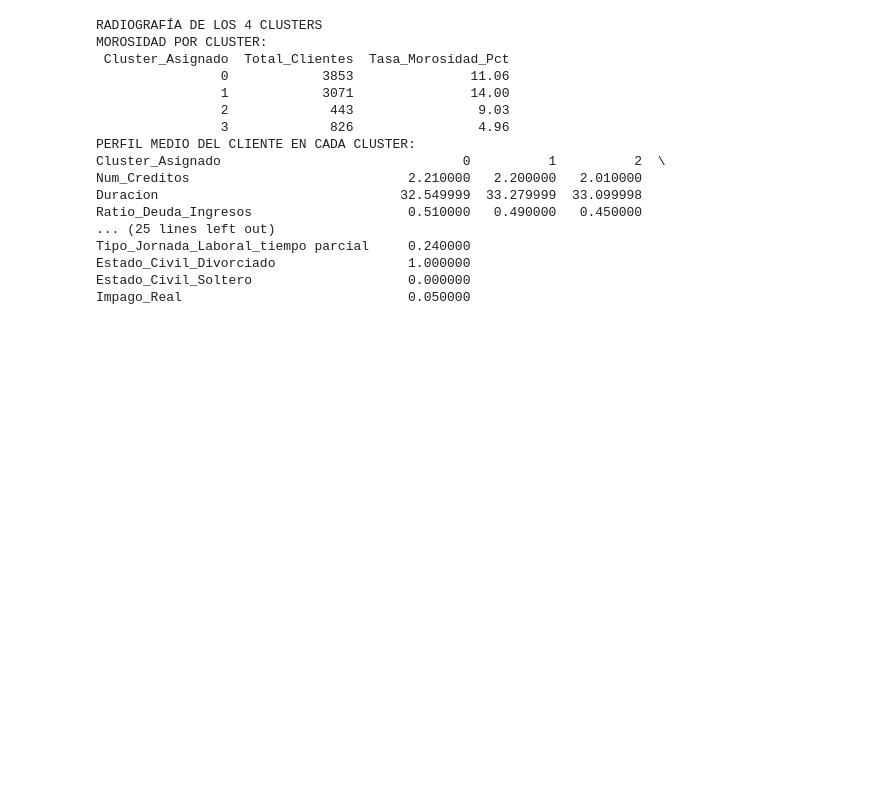
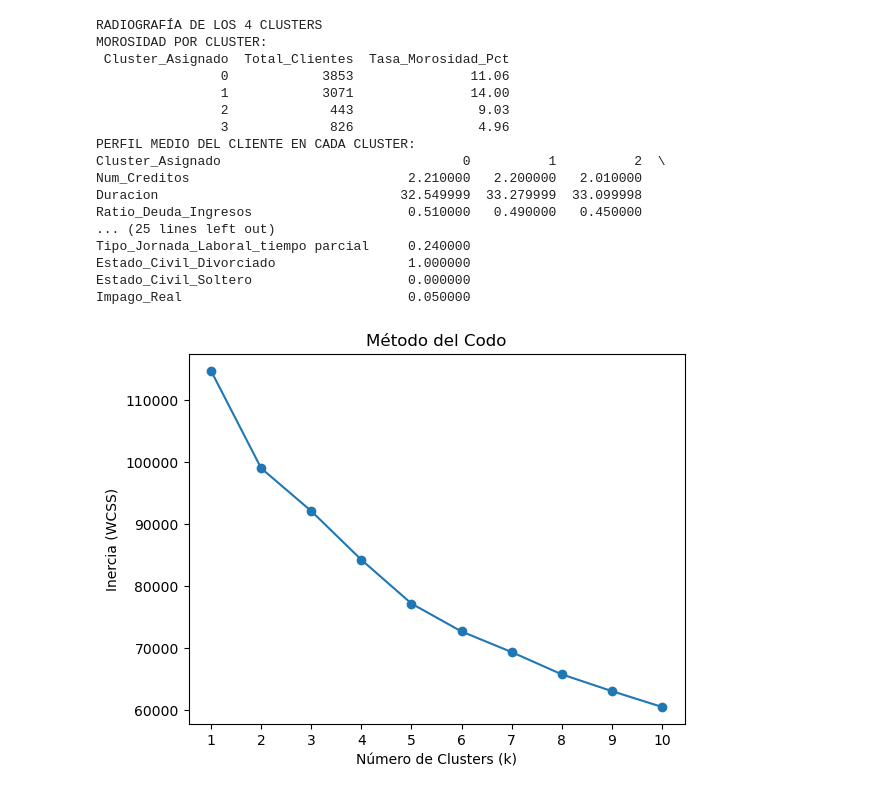
Before and after one commit to aketxx/Reto_07_Morado, a Jupyter notebook: Code/Clusters.ipynb, the cells around one changed output. Cells and saved outputs as stored; diff of their text form; code cells hidden in the pictures; blank space fills up the shorter version.

```diff
--- a/Code/Clusters.ipynb
+++ b/Code/Clusters.ipynb
@@ -223,3 +223,24 @@ Tipo_Jornada_Laboral_tiempo parcial     0.240000
 Estado_Civil_Divorciado                 1.000000
 Estado_Civil_Soltero                    0.000000
 Impago_Real                             0.050000
+# %%
+import matplotlib.pyplot as plt
+from sklearn.cluster import KMeans
+
+inercia = []
+valores_k = range(1, 11)
+
+for k in valores_k:
+    km = KMeans(n_clusters=k, random_state=42, n_init=10)
+    km.fit(X_train_cluster)
+    inercia.append(km.inertia_)
+
+plt.figure()
+plt.plot(valores_k, inercia, marker='o')
+plt.title("Método del Codo")
+plt.xlabel("Número de Clusters (k)")
+plt.ylabel("Inercia (WCSS)")
+plt.xticks(valores_k)
+plt.show()
+# %% [output]
+[figure, added]
```
Also changed, not shown: parts of 4 cells of this notebook.
